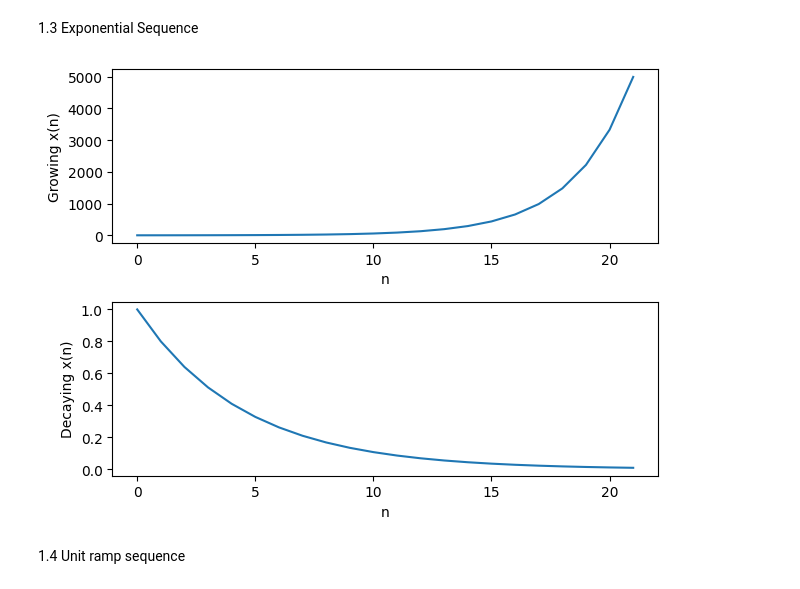
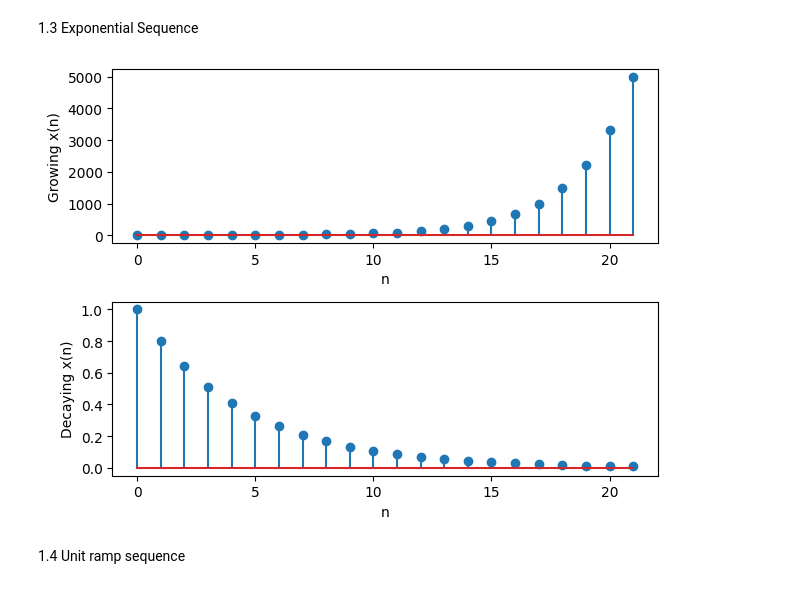
Before and after one commit to tripathy12345/signals_and_system_lab, a Jupyter notebook: generation_of_discrete_time_signals.ipynb, the cells around one changed output. Cells and saved outputs as stored; diff of their text form; code cells hidden in the pictures.

```diff
--- a/generation_of_discrete_time_signals.ipynb
+++ b/generation_of_discrete_time_signals.ipynb
@@ -49,27 +49,27 @@ plt.show()
 # %%
 import numpy as np
 import matplotlib.pyplot as plt
 
 N = 21
 n = np.arange(0, N+1)  # Total Points (N+1)
 
 xt_grow = 1.5**n  # Growing Sequence
 xt_decay = 0.8**n  # Decaying Sequence
 
 plt.subplot(2, 1, 1)
-plt.plot(n, xt_grow)
+plt.stem(n, xt_grow)
 plt.xlabel('n')
 plt.ylabel('Growing x(n)')
 
 plt.subplot(2, 1, 2)
-plt.plot(n, xt_decay)
+plt.stem(n, xt_decay)
 plt.xlabel('n')
 plt.ylabel('Decaying x(n)')
 
 plt.tight_layout()  # Adjust layout for better spacing
 plt.show()
 # %% [output]
-[figure, old version]
+[figure, new version]
 # %% [markdown]
 1.4 Unit ramp sequence
 # %%
```
Also changed, not shown: parts of 2 cells of this notebook.
